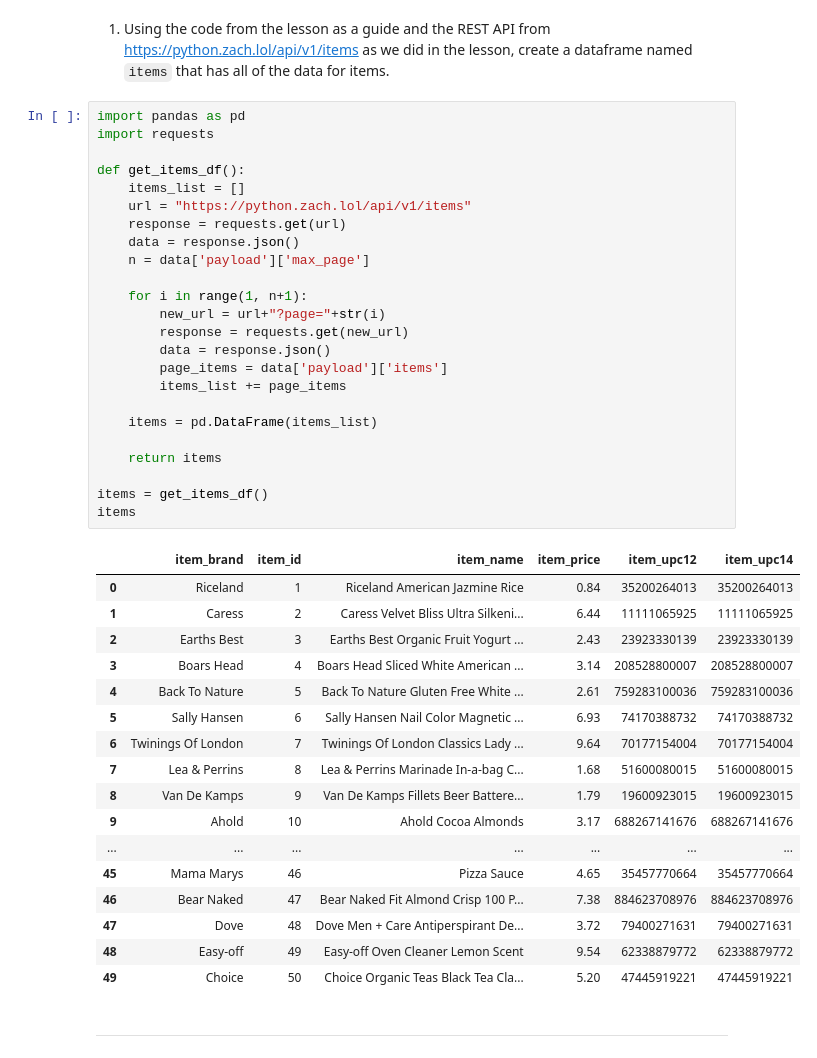
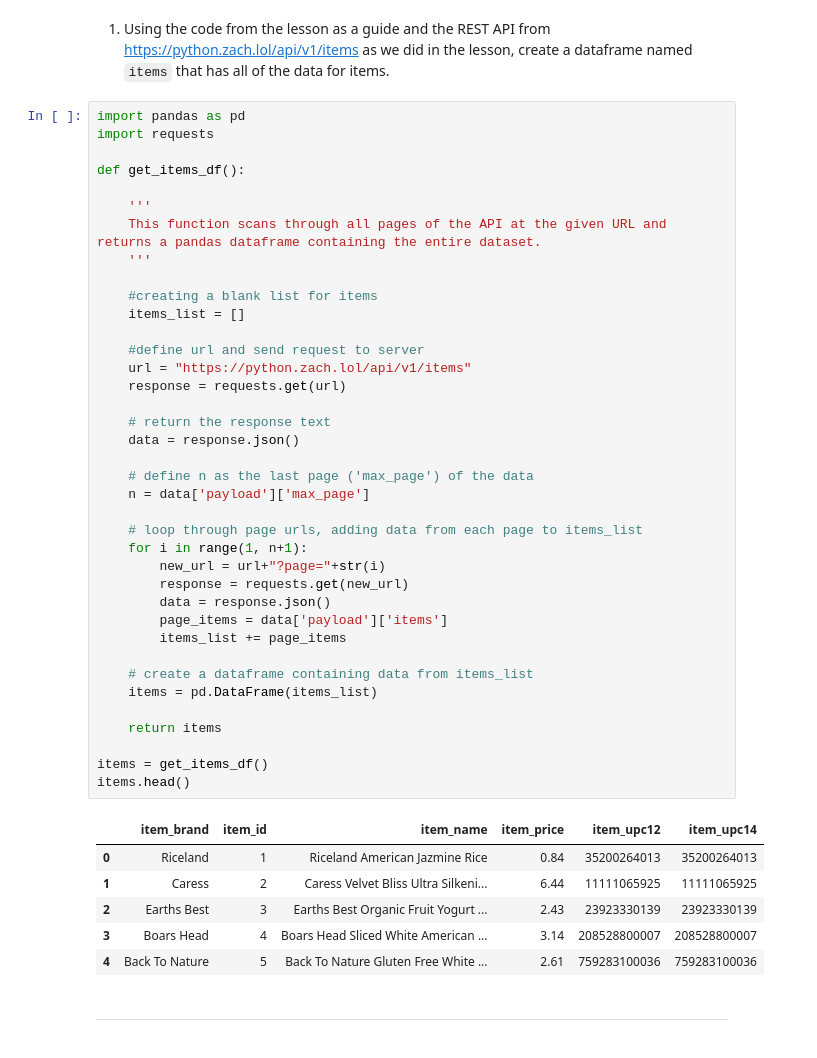
Before and after one commit to barbmarques/time-series-exercises, a Jupyter notebook: acquire-exercises.ipynb, the cells around one changed output. Saved outputs shown, nothing was run; the diff lists cells and outputs as text.

```diff
--- a/acquire-exercises.ipynb
+++ b/acquire-exercises.ipynb
@@ -7,45 +7,48 @@ The end result of this exercise should be a file named acquire.py.
 # %%
 import pandas as pd
 import requests
 
 def get_items_df():
+
+    '''
+    This function scans through all pages of the API at the given URL and returns a pandas dataframe containing the entire dataset.
+    '''
+
+    #creating a blank list for items
     items_list = []
+
+    #define url and send request to server
     url = "https://python.zach.lol/api/v1/items"
     response = requests.get(url)
+
+    # return the response text
     data = response.json()
+
+    # define n as the last page ('max_page') of the data
     n = data['payload']['max_page']
 
+    # loop through page urls, adding data from each page to items_list
     for i in range(1, n+1):
         new_url = url+"?page="+str(i)
         response = requests.get(new_url)
         data = response.json()
         page_items = data['payload']['items']
         items_list += page_items
 
+    # create a dataframe containing data from items_list
     items = pd.DataFrame(items_list)
 
     return items
 
 items = get_items_df()
-items
+items.head()
 # %% [output]
 |  | item_brand | item_id | item_name | item_price | item_upc12 | item_upc14 |
 | 0 | Riceland | 1 | Riceland American Jazmine Rice | 0.84 | 35200264013 | 35200264013 |
 | 1 | Caress | 2 | Caress Velvet Bliss Ultra Silkeni... | 6.44 | 11111065925 | 11111065925 |
 | 2 | Earths Best | 3 | Earths Best Organic Fruit Yogurt ... | 2.43 | 23923330139 | 23923330139 |
 | 3 | Boars Head | 4 | Boars Head Sliced White American ... | 3.14 | 208528800007 | 208528800007 |
 | 4 | Back To Nature | 5 | Back To Nature Gluten Free White ... | 2.61 | 759283100036 | 759283100036 |
-| 5 | Sally Hansen | 6 | Sally Hansen Nail Color Magnetic ... | 6.93 | 74170388732 | 74170388732 |
-| 6 | Twinings Of London | 7 | Twinings Of London Classics Lady ... | 9.64 | 70177154004 | 70177154004 |
-| 7 | Lea & Perrins | 8 | Lea & Perrins Marinade In-a-bag C... | 1.68 | 51600080015 | 51600080015 |
-| 8 | Van De Kamps | 9 | Van De Kamps Fillets Beer Battere... | 1.79 | 19600923015 | 19600923015 |
-| 9 | Ahold | 10 | Ahold Cocoa Almonds | 3.17 | 688267141676 | 688267141676 |
-| ... | ... | ... | ... | ... | ... | ... |
-| 45 | Mama Marys | 46 | Pizza Sauce | 4.65 | 35457770664 | 35457770664 |
-| 46 | Bear Naked | 47 | Bear Naked Fit Almond Crisp 100 P... | 7.38 | 884623708976 | 884623708976 |
-| 47 | Dove | 48 | Dove Men + Care Antiperspirant De... | 3.72 | 79400271631 | 79400271631 |
-| 48 | Easy-off | 49 | Easy-off Oven Cleaner Lemon Scent | 9.54 | 62338879772 | 62338879772 |
-| 49 | Choice | 50 | Choice Organic Teas Black Tea Cla... | 5.20 | 47445919221 | 47445919221 |
 # %% [markdown]
 __________________________________________________________________________________________________________
 # %% [markdown]
```
Also changed, not shown: parts of 6 cells of this notebook.
